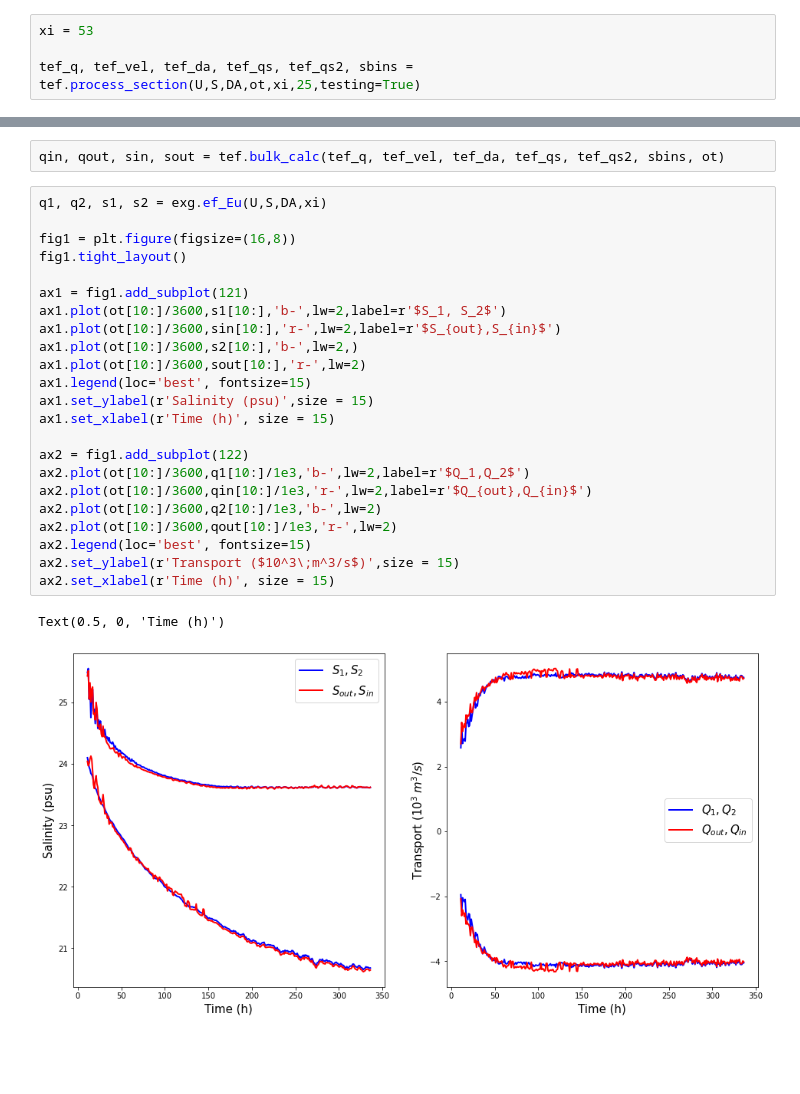
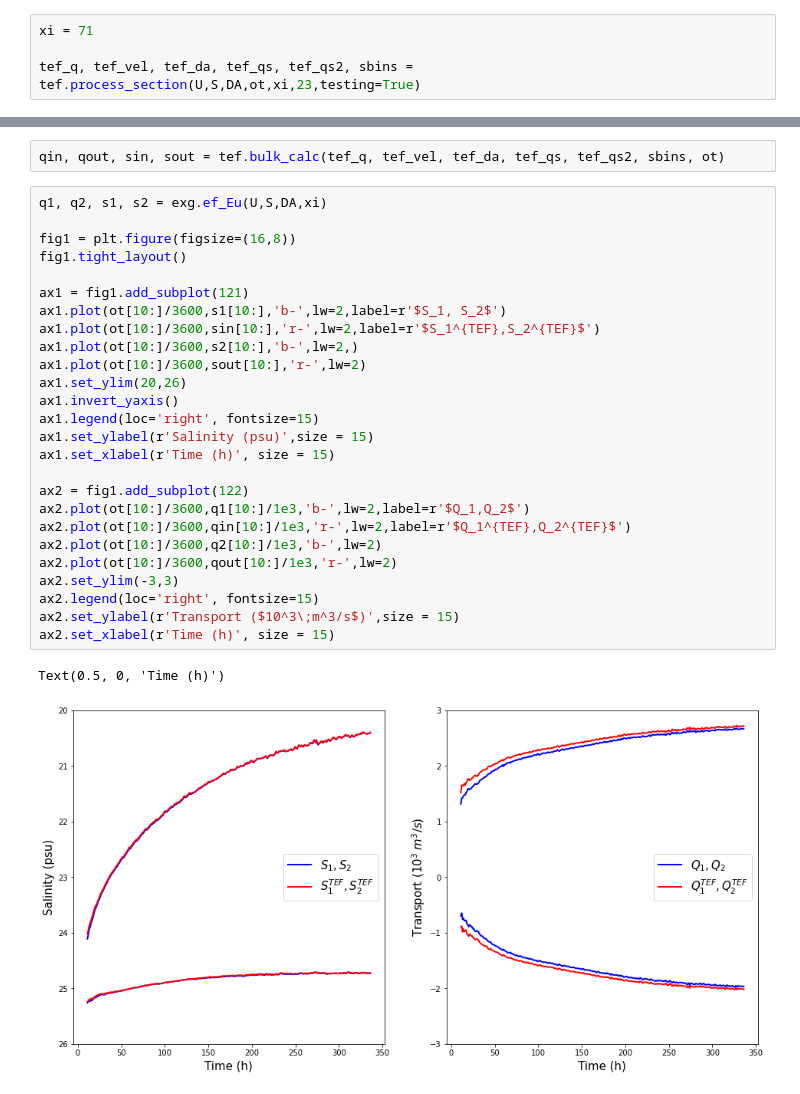
Before and after one commit to weiyangbao/Jupyter-Iceplume, a Jupyter notebook: TEF/tef_fun.ipynb, the cells around one changed output, grey strips where cells are left out. Drawn from its saved outputs; the diff is of its cells as text; blank space fills up the shorter version.

```diff
--- a/TEF/tef_fun.ipynb
+++ b/TEF/tef_fun.ipynb
@@ -58,6 +44,6 @@ da[:,:,22],
 # %%
-xi = 53
+xi = 71
 
-tef_q, tef_vel, tef_da, tef_qs, tef_qs2, sbins = tef.process_section(U,S,DA,ot,xi,25,testing=True)
+tef_q, tef_vel, tef_da, tef_qs, tef_qs2, sbins = tef.process_section(U,S,DA,ot,xi,23,testing=True)
 # %% [output]
   time 0 out of 336
@@ -67,29 +53,32 @@ qin, qout, sin, sout = tef.bulk_calc(tef_q, tef_vel, tef_da, tef_qs, tef_qs2, sb
 # %%
 q1, q2, s1, s2 = exg.ef_Eu(U,S,DA,xi)
 
 fig1 = plt.figure(figsize=(16,8))
 fig1.tight_layout()
 
 ax1 = fig1.add_subplot(121)
 ax1.plot(ot[10:]/3600,s1[10:],'b-',lw=2,label=r'$S_1, S_2$')
-ax1.plot(ot[10:]/3600,sin[10:],'r-',lw=2,label=r'$S_{out},S_{in}$')
+ax1.plot(ot[10:]/3600,sin[10:],'r-',lw=2,label=r'$S_1^{TEF},S_2^{TEF}$')
 ax1.plot(ot[10:]/3600,s2[10:],'b-',lw=2,)
 ax1.plot(ot[10:]/3600,sout[10:],'r-',lw=2)
-ax1.legend(loc='best', fontsize=15)
+ax1.set_ylim(20,26)
+ax1.invert_yaxis()
+ax1.legend(loc='right', fontsize=15)
 ax1.set_ylabel(r'Salinity (psu)',size = 15)
 ax1.set_xlabel(r'Time (h)', size = 15)
 
 ax2 = fig1.add_subplot(122)
 ax2.plot(ot[10:]/3600,q1[10:]/1e3,'b-',lw=2,label=r'$Q_1,Q_2$')
-ax2.plot(ot[10:]/3600,qin[10:]/1e3,'r-',lw=2,label=r'$Q_{out},Q_{in}$')
+ax2.plot(ot[10:]/3600,qin[10:]/1e3,'r-',lw=2,label=r'$Q_1^{TEF},Q_2^{TEF}$')
 ax2.plot(ot[10:]/3600,q2[10:]/1e3,'b-',lw=2)
 ax2.plot(ot[10:]/3600,qout[10:]/1e3,'r-',lw=2)
-ax2.legend(loc='best', fontsize=15)
+ax2.set_ylim(-3,3)
+ax2.legend(loc='right', fontsize=15)
 ax2.set_ylabel(r'Transport ($10^3\;m^3/s$)',size = 15)
 ax2.set_xlabel(r'Time (h)', size = 15)
 # %% [output]
 Text(0.5, 0, 'Time (h)')
-[figure, old version]
+[figure, new version]
 # %%
 Sma = np.ma.masked_where(s==0, s)
 topo = np.ma.getmask(Sma)
```
Also changed, not shown: parts of 8 cells of this notebook, 4 other files.
